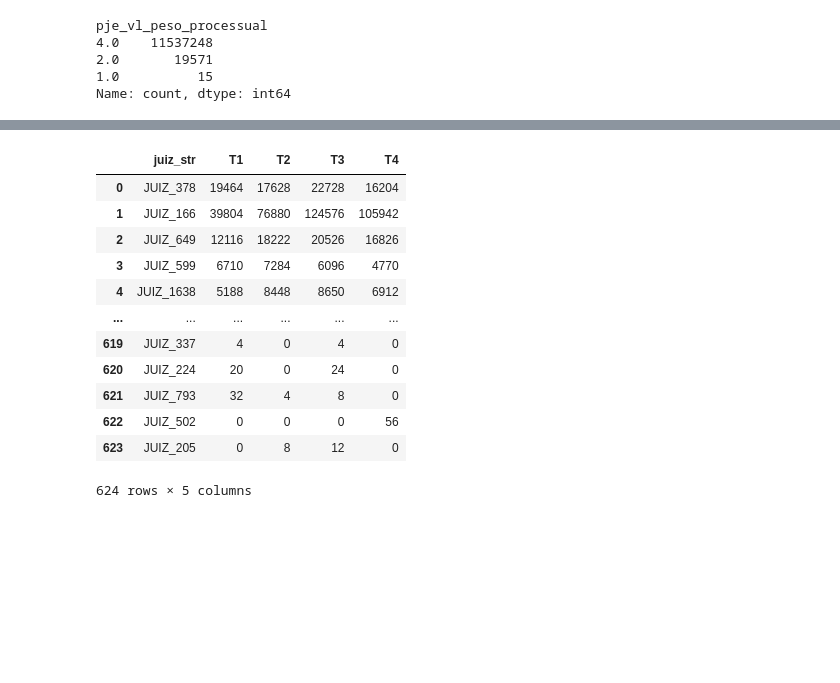
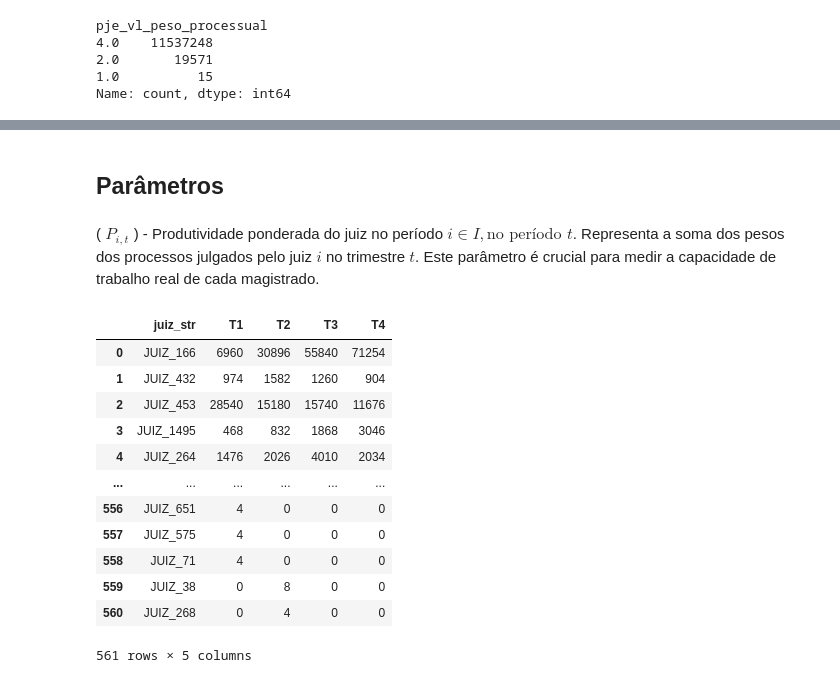
Before and after one commit to houstonsantos/max-jud-tjba, a Jupyter notebook: src/model_tcc/model.ipynb, the cells around one changed output, grey strips where cells are left out. Drawn from its saved outputs; the diff is of its cells as text; code cells hidden in the pictures; blank space fills up the shorter version.

```diff
--- a/src/model_tcc/model.ipynb
+++ b/src/model_tcc/model.ipynb
@@ -243,16 +289,14 @@ df_tjba.drop([
 # %%
-# Algumas colunas tem valores None indicando ausência de dados, mudando para NaN
-#df_tjba['vm_magistrado'] = df_tjba['vm_magistrado'].apply(lambda x: np.nan if x is None else x)
-
 # Colocando dados em letras maiúsculas
 #df_tjba['pje_ds_assunto_principal'] = df_tjba['pje_ds_assunto_principal'].str.upper()
 #df_tjba['pje_ds_orgao_julgador_cargo'] = df_tjba['pje_ds_orgao_julgador_cargo'].str.upper()
 df_tjba['pje_ds_natureza'] = df_tjba['pje_ds_natureza'].str.upper()
-df_tjba['vm_ds_prioridade'] = df_tjba['vm_ds_prioridade'].str.upper()
+#df_tjba['vm_ds_prioridade'] = df_tjba['vm_ds_prioridade'].str.upper()
 
 # Retirando o timestamp
 #df_tjba['vm_dt_recebimento'] = df_tjba['vm_dt_recebimento'].dt.date
 #df_tjba['vm_dt_recebimento'] = pd.to_datetime(df_tjba['vm_dt_recebimento']) # Erro 1001-10-30, at position 93295
+
 df_tjba['vm_dt_movimento'] = df_tjba['vm_dt_movimento'].dt.date
 df_tjba['vm_dt_movimento'] = pd.to_datetime(df_tjba['vm_dt_movimento'])
 # %%
@@ -410,0 +394,15 @@ df_tjba_fil[df_tjba_fil['vm_mapa_magistrado'].isna()]
+# %%
+# Seleciona dados de julgamentos de 2024
+df_julgados = df_tjba[(df_tjba['vm_consulta'] == 'JULGAMENTO') &
+                    (df_tjba['vm_dt_movimento'].dt.year == 2024) &
+                    (df_tjba['vm_sistema'] == 'PJEPG')].drop_duplicates(['vm_processo', 'vm_mapa_magistrado'])
+
+# Convertendo float para int
+df_julgados['pje_vl_peso_processual'] = df_julgados['pje_vl_peso_processual'].astype('Int64')
+df_julgados['vm_mapa_magistrado'] = df_julgados['vm_mapa_magistrado'].astype('Int64')
+
+# Criando campo para identificação dos magistrados
+df_julgados['juiz_str'] = 'JUIZ_' + df_julgados['vm_mapa_magistrado'].astype(str)
+df_julgados['vara_str'] = 'VARA_' + df_julgados['vm_cod_vara'].astype(str)
+
+df_julgados.head()
@@ -543,44 +632,46 @@ df_juiz_max_vara
+# %% [markdown]
+## Parâmetros
+# %% [markdown]
+( $P_{i,t}$ ) -  Produtividade ponderada do juiz no período $i \in I, \text{no período } t$. Representa a soma dos pesos dos processos julgados pelo juiz $i$ no trimestre $t$. Este parâmetro é crucial para medir a capacidade de trabalho real de cada magistrado.
 # %%
-# Gerando df com produtividade ponderada dos Juízes (P_i) - usando transform
-# Criar um registro para cada juiz mostrando a soma dos "pesos" dos processos que ele julgou em um período (trimestral)
-P_i = df_tjba_fil[['juiz_str']].drop_duplicates().reset_index(drop=True)
+P_it = df_julgados[['juiz_str']].drop_duplicates().reset_index(drop=True)
 
 # Criando produtivedade ponderada para 1º trimestre
-P_i['T1'] = P_i['juiz_str'].map(
-    df_tjba_fil[df_tjba_fil['vm_dt_movimento'].dt.quarter == 1]
+P_it['T1'] = P_it['juiz_str'].map(
+    df_julgados[df_julgados['vm_dt_movimento'].dt.quarter == 1]
     .groupby('juiz_str')['pje_vl_peso_processual'].sum()
 ).fillna(0)
 
 # Criando produtivedade ponderada para 2º trimestre
-P_i['T2'] = P_i['juiz_str'].map(
-    df_tjba_fil[df_tjba_fil['vm_dt_movimento'].dt.quarter == 2]
+P_it['T2'] = P_it['juiz_str'].map(
+    df_julgados[df_julgados['vm_dt_movimento'].dt.quarter == 2]
     .groupby('juiz_str')['pje_vl_peso_processual'].sum()
 ).fillna(0)
 
 # Criando produtivedade ponderada para 3º trimestre
-P_i['T3'] = P_i['juiz_str'].map(
-    df_tjba_fil[df_tjba_fil['vm_dt_movimento'].dt.quarter == 3]
+P_it['T3'] = P_it['juiz_str'].map(
+    df_julgados[df_julgados['vm_dt_movimento'].dt.quarter == 3]
     .groupby('juiz_str')['pje_vl_peso_processual'].sum()
 ).fillna(0)
 
 # Criando produtivedade ponderada para 4º trimestre
-P_i['T4'] = P_i['juiz_str'].map(
-    df_tjba_fil[df_tjba_fil['vm_dt_movimento'].dt.quarter == 4]
+P_it['T4'] = P_it['juiz_str'].map(
+    df_julgados[df_julgados['vm_dt_movimento'].dt.quarter == 4]
     .groupby('juiz_str')['pje_vl_peso_processual'].sum()
 ).fillna(0)
 
-P_i
+P_it
 # %% [output]
 |  | juiz_str | T1 | T2 | T3 | T4 |
-| 0 | JUIZ_378 | 19464 | 17628 | 22728 | 16204 |
-| 1 | JUIZ_166 | 39804 | 76880 | 124576 | 105942 |
-| 2 | JUIZ_649 | 12116 | 18222 | 20526 | 16826 |
-| 3 | JUIZ_599 | 6710 | 7284 | 6096 | 4770 |
-| 4 | JUIZ_1638 | 5188 | 8448 | 8650 | 6912 |
+| 0 | JUIZ_166 | 6960 | 30896 | 55840 | 71254 |
+| 1 | JUIZ_432 | 974 | 1582 | 1260 | 904 |
+| 2 | JUIZ_453 | 28540 | 15180 | 15740 | 11676 |
+| 3 | JUIZ_1495 | 468 | 832 | 1868 | 3046 |
+| 4 | JUIZ_264 | 1476 | 2026 | 4010 | 2034 |
 | ... | ... | ... | ... | ... | ... |
-| 619 | JUIZ_337 | 4 | 0 | 4 | 0 |
-| 620 | JUIZ_224 | 20 | 0 | 24 | 0 |
-| 621 | JUIZ_793 | 32 | 4 | 8 | 0 |
-| 622 | JUIZ_502 | 0 | 0 | 0 | 56 |
-| 623 | JUIZ_205 | 0 | 8 | 12 | 0 |
+| 556 | JUIZ_651 | 4 | 0 | 0 | 0 |
+| 557 | JUIZ_575 | 4 | 0 | 0 | 0 |
+| 558 | JUIZ_71 | 4 | 0 | 0 | 0 |
+| 559 | JUIZ_38 | 0 | 8 | 0 | 0 |
+| 560 | JUIZ_268 | 0 | 4 | 0 | 0 |
-624 rows × 5 columns
+561 rows × 5 columns
```
Also changed, not shown: parts of 74 cells of this notebook, 2 other files.
